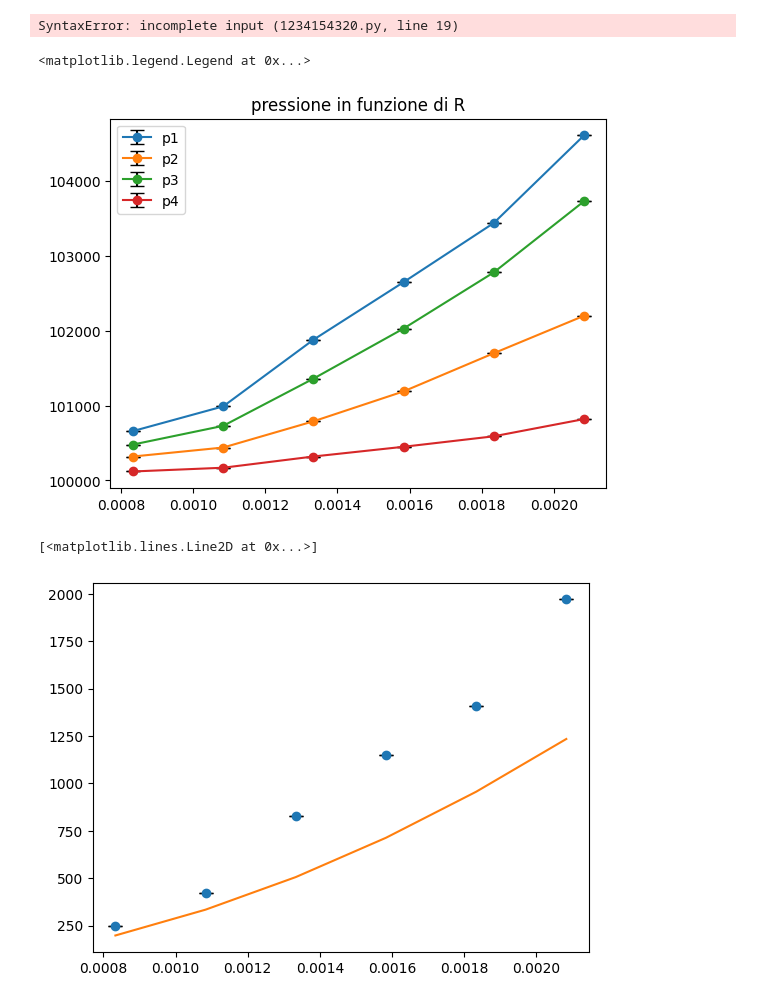
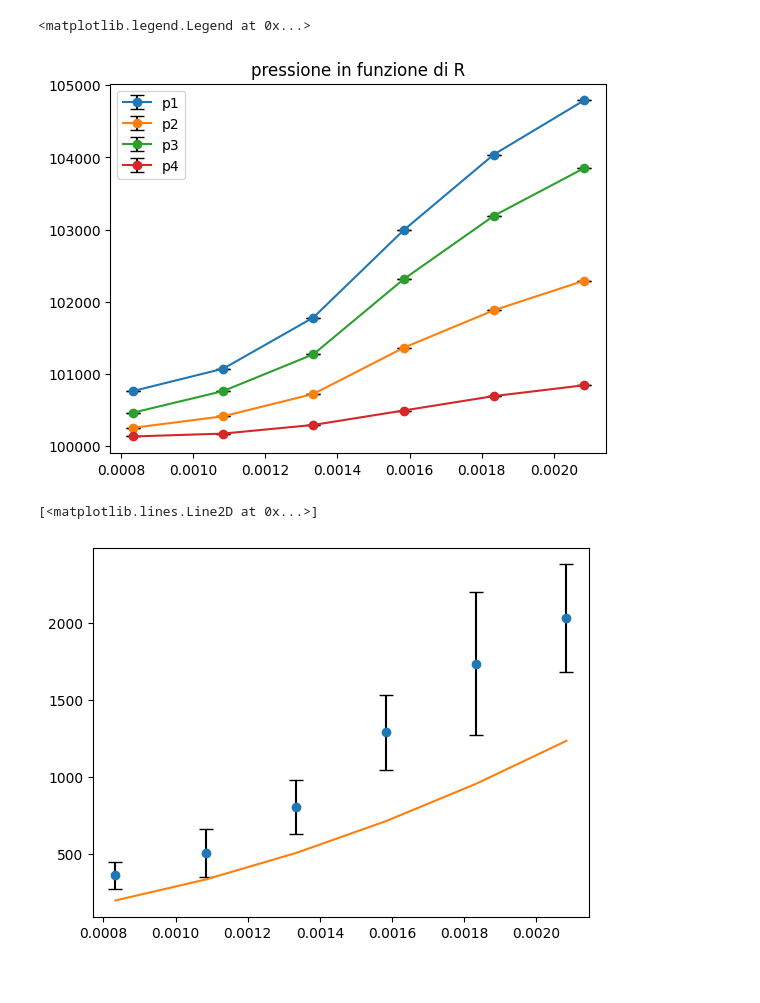
Before and after one commit to CarminatiGiovanni/LaboratorioFisica1, a Jupyter notebook: VENTURI/aria.ipynb, the cells around one changed output. Saved outputs shown, nothing was run; the diff lists cells and outputs as text; code cells hidden in the pictures.

Commit message:
rifatte misure e senza saper scrivere ne leggere assunta una deviazione standard che sovrastima l'errore

```diff
--- a/VENTURI/aria.ipynb
+++ b/VENTURI/aria.ipynb
@@ -7,13 +7,11 @@ dir_path = os.path.abspath('') #os.path.dirname(os.path.realpath(__file__))
 FILE = dir_path + '/aria_dati_2.csv'
 fr = pd.read_csv(FILE)
 
-p1 = np.array(fr['p1']) * 1000 # kPa -> Pa
-p2 = np.array(fr['p2']) * 1000
-p3 = np.array(fr['p3']) * 1000
-p4 = np.array(fr['p4']) * 1000
-R = np.array(fr['R']) / 60000 # L/min listri per munuto
+p1 = np.array(fr['p1m'][:6]) * 1000 # kPa -> Pa
+p2 = np.array(fr['p2m'][:6]) * 1000
+p3 = np.array(fr['p3m'][:6]) * 1000
+p4 = np.array(fr['p4m'][:6]) * 1000
+R = np.array(fr['Rm'][:6]) / 60000 # L/min listri per munuto
-# %% [output]
-SyntaxError: incomplete input (1234154320.py, line 19)
 # %%
 import matplotlib.pyplot as plt
 
@@ -25,23 +23,40 @@ plt.errorbar(R,p4,fmt='o-',yerr=0.01,capsize=5, ecolor='black',label='p4')
 plt.legend()
 # %% [output]
 <matplotlib.legend.Legend at 0x...>
-[figure, old version]
+[figure, new version]
 # %%
 A_l = 1.99 / 10000 #cm^2 -> m^2 area larga
 A_s = 0.452 / 10000 # area stretta
 
-p_l = p1
-p_S = p2 + (p1-p3)/2
+
+# offset per la pressione:
+o1 = 0.249 * 1000
+o2 = 0.166 * 1000
+o3 = 0.198 * 1000
+o4 = 0.300 * 1000
+
+p_l = p1 - o1
+p_S = p2 - o2 + (p1 - o1 - p3 + o3)/2
 P_osservato = p_l - p_S
 
 v_l = R / A_l
 v_s = R / A_s
 d_aria = 1.225 # kg/m^3
 P_attesi = 0.5 * d_aria * ((1/A_s)**2 - (1/A_l)**2) * R**2
 
+# propagazione errori:
+std_p1 = np.array([0.06,0.13,0.15,0.21,0.39,0.28]) * 1000
+std_p2 = np.array([0.05,0.05,0.05,0.06,0.14,0.14]) * 1000
+std_p3 = np.array([0.02,0.06,0.10,0.13,0.29,0.24]) * 1000
+
+sigma_pl = std_p1
+sigma_ps = np.sqrt(std_p2**2 + (np.sqrt(std_p1**2 + std_p2**2)/2)**2)
+sigma_P_osservato = np.sqrt(sigma_pl**2 + sigma_ps**2)
+
+
 # TODO: cambiare yerr
-plt.errorbar(R,P_osservato,fmt='o',yerr=0.01,capsize=5, ecolor='black',label='$\Delta p$')
+plt.errorbar(R,P_osservato,fmt='o',yerr=sigma_P_osservato,capsize=5, ecolor='black',label='$\Delta p$')
 plt.plot(R,P_attesi)
 # %% [output]
 [<matplotlib.lines.Line2D at 0x...>]
-[figure, old version]
+[figure, new version]
```
Also changed, not shown: parts of 2 cells of this notebook, 3 other files.
